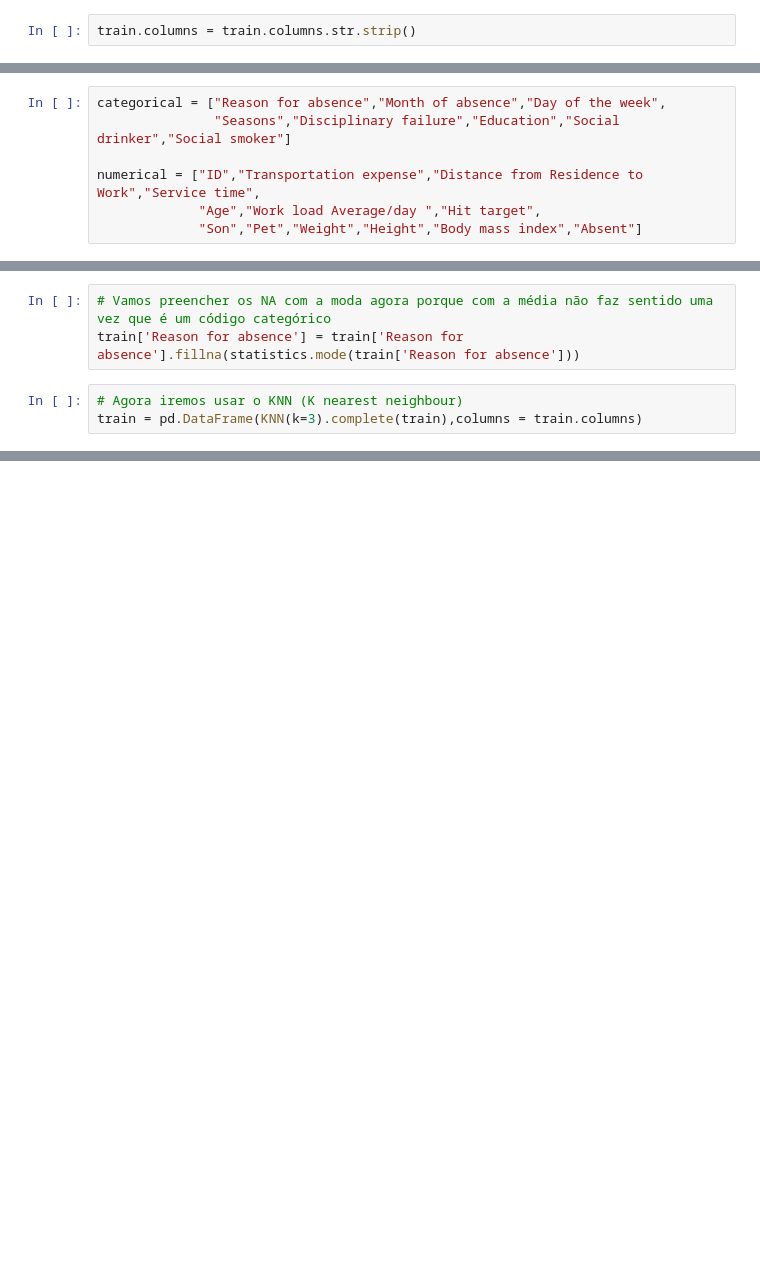
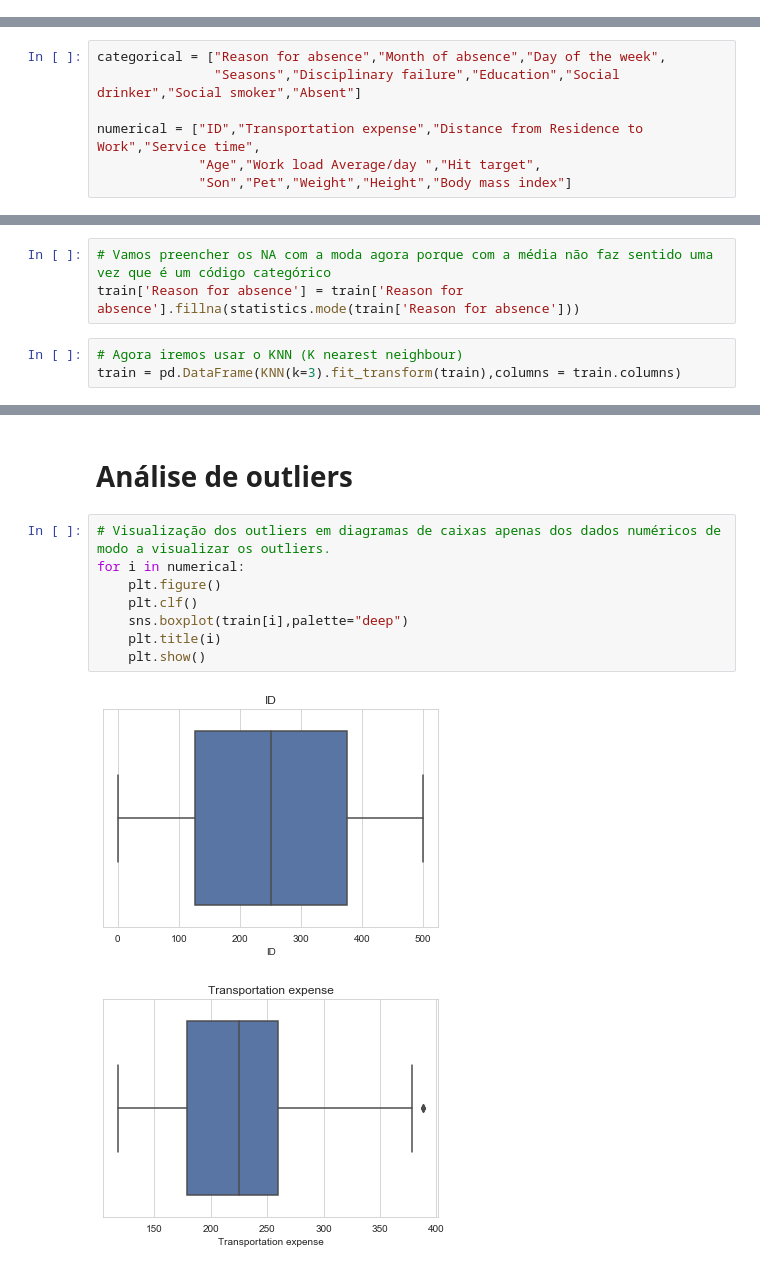
Before and after one commit to MelhorQueSVN/AEC, a Jupyter notebook: TP2/TP2.ipynb, the cells around one changed output, grey strips where cells are left out. Cells and saved outputs as stored; diff of their text form; blank space fills up the shorter version.

```diff
--- a/TP2/TP2.ipynb
+++ b/TP2/TP2.ipynb
@@ -162,5 +135,3 @@ train.rename(columns={"Work load Average/day " : "Work_load_avg"})
-# %%
-train.columns = train.columns.str.strip()
 # %%
 train['Work load Average/day ']
 # %% [output]
@@ -229,11 +200,11 @@ memory usage: 82.1 KB
 Separar as features em categorias e númerico
 # %%
 categorical = ["Reason for absence","Month of absence","Day of the week",
-               "Seasons","Disciplinary failure","Education","Social drinker","Social smoker"]
+               "Seasons","Disciplinary failure","Education","Social drinker","Social smoker","Absent"]
 
 numerical = ["ID","Transportation expense","Distance from Residence to Work","Service time",
              "Age","Work load Average/day ","Hit target",
-             "Son","Pet","Weight","Height","Body mass index","Absent"]
+             "Son","Pet","Weight","Height","Body mass index"]
 # %%
 # Converter os categóricos para a categoria "category"
 for i in categorical :
@@ -302,5 +308,5 @@ statistics.mode(train['Reason for absence'])
 train['Reason for absence'] = train['Reason for absence'].fillna(statistics.mode(train['Reason for absence']))
 # %%
 # Agora iremos usar o KNN (K nearest neighbour)
-train = pd.DataFrame(KNN(k=3).complete(train),columns = train.columns)
+train = pd.DataFrame(KNN(k=3).fit_transform(train),columns = train.columns)
 # %% [output]
@@ -307,0 +322,13 @@ NameError: name 'KNN' is not defined
+# %% [markdown]
+# Análise de outliers
+# %%
+# Visualização dos outliers em diagramas de caixas apenas dos dados numéricos de modo a visualizar os outliers.
+for i in numerical:
+    plt.figure()
+    plt.clf()
+    sns.boxplot(train[i],palette="deep")
+    plt.title(i)
+    plt.show()
+# %% [output]
+[figure, added]
+[figure, added]
```
Also changed, not shown: parts of 31 cells of this notebook.
